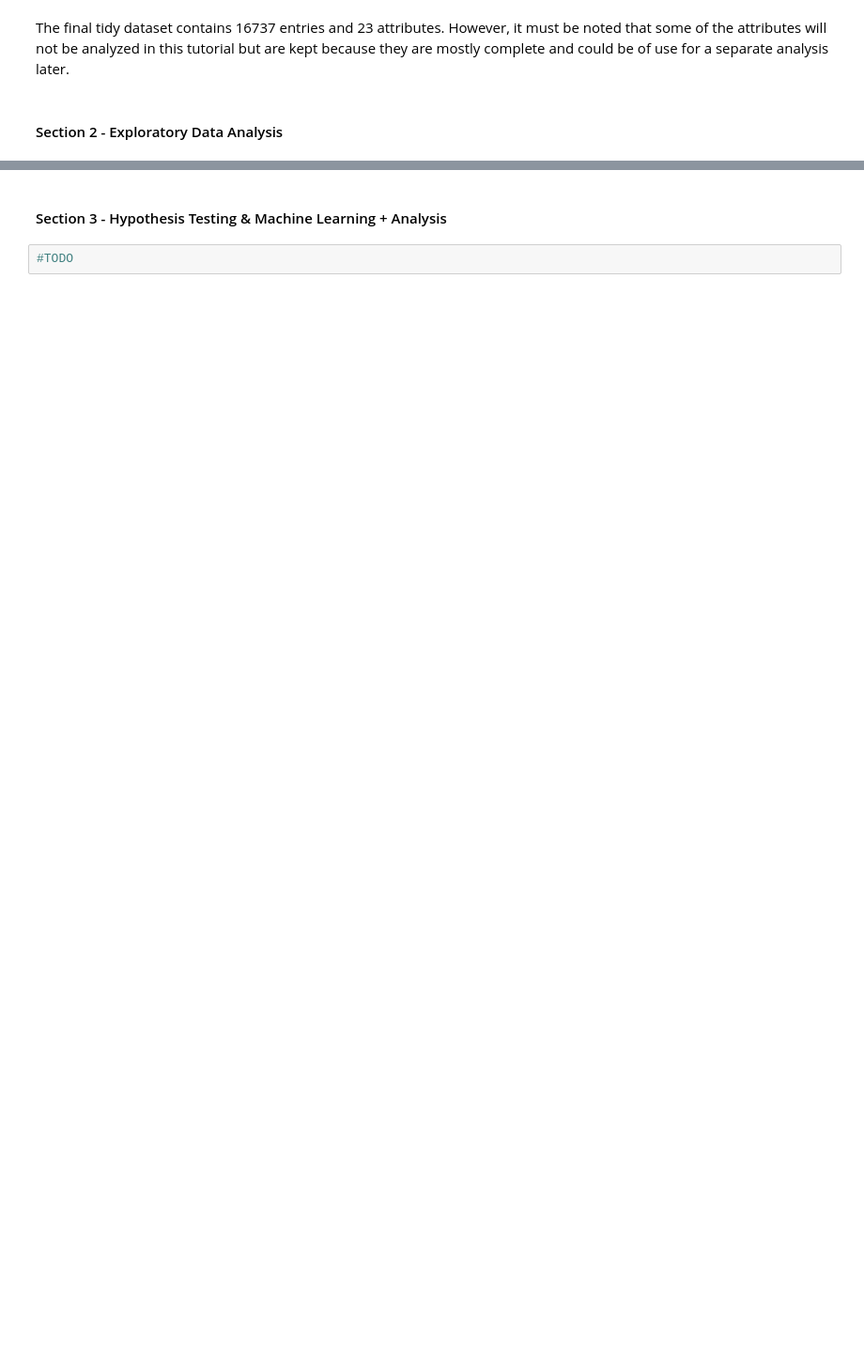
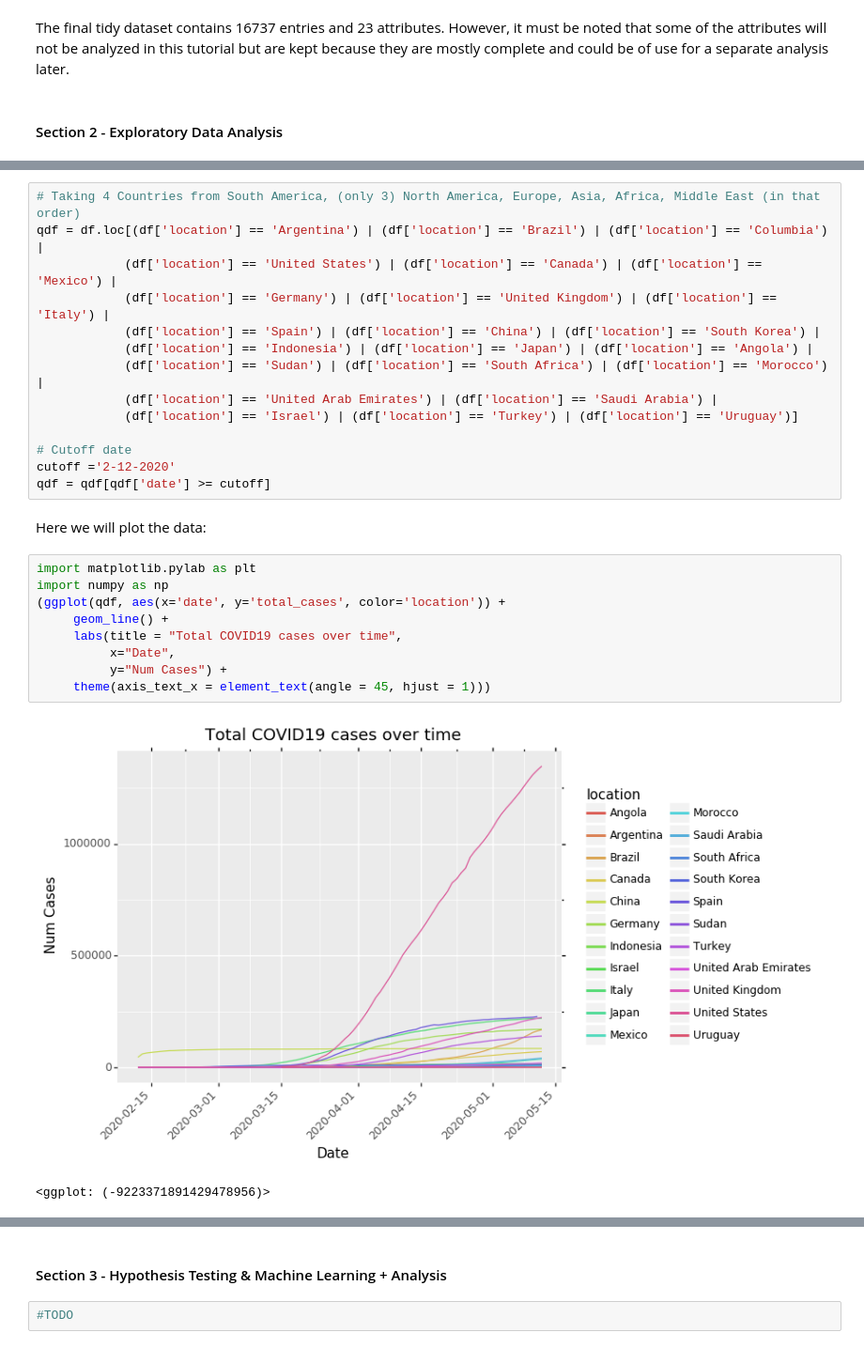
Before and after one commit to TEthanT/TEthanT.github.io, a Jupyter notebook: FinalProject.ipynb, the cells around one changed output, grey strips where cells are left out. Shown at 94% size. Drawn from its saved outputs; the diff is of its cells as text; blank space fills up the shorter version.

```diff
--- a/FinalProject.ipynb
+++ b/FinalProject.ipynb
@@ -69,0 +75,28 @@ The final tidy dataset contains 16737 entries and 23 attributes. However, it mus
+# %%
+# Taking 4 Countries from South America, (only 3) North America, Europe, Asia, Africa, Middle East (in that order)
+qdf = df.loc[(df['location'] == 'Argentina') | (df['location'] == 'Brazil') | (df['location'] == 'Columbia') |
+            (df['location'] == 'United States') | (df['location'] == 'Canada') | (df['location'] == 'Mexico') |
+            (df['location'] == 'Germany') | (df['location'] == 'United Kingdom') | (df['location'] == 'Italy') |
+            (df['location'] == 'Spain') | (df['location'] == 'China') | (df['location'] == 'South Korea') |
+            (df['location'] == 'Indonesia') | (df['location'] == 'Japan') | (df['location'] == 'Angola') |
+            (df['location'] == 'Sudan') | (df['location'] == 'South Africa') | (df['location'] == 'Morocco') |
+            (df['location'] == 'United Arab Emirates') | (df['location'] == 'Saudi Arabia') |
+            (df['location'] == 'Israel') | (df['location'] == 'Turkey') | (df['location'] == 'Uruguay')]
+
+# Cutoff date
+cutoff ='2-12-2020'
+qdf = qdf[qdf['date'] >= cutoff]
+# %% [markdown]
+Here we will plot the data:
+# %%
+import matplotlib.pylab as plt
+import numpy as np
+(ggplot(qdf, aes(x='date', y='total_cases', color='location')) +
+     geom_line() +
+     labs(title = "Total COVID19 cases over time",
+          x="Date",
+          y="Num Cases") +
+     theme(axis_text_x = element_text(angle = 45, hjust = 1)))
+# %% [output]
+[figure, added]
+<ggplot: (-9223371891429478956)>
```
Also changed, not shown: parts of 15 cells of this notebook, 1 other file.
